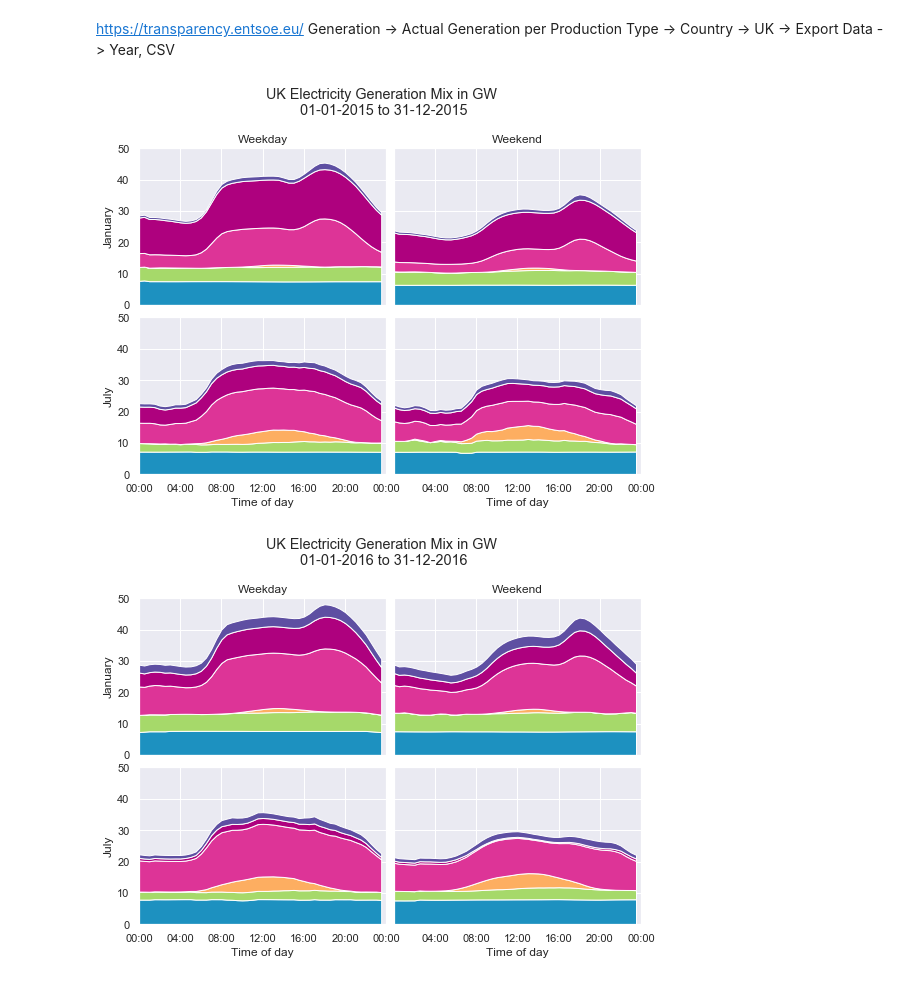
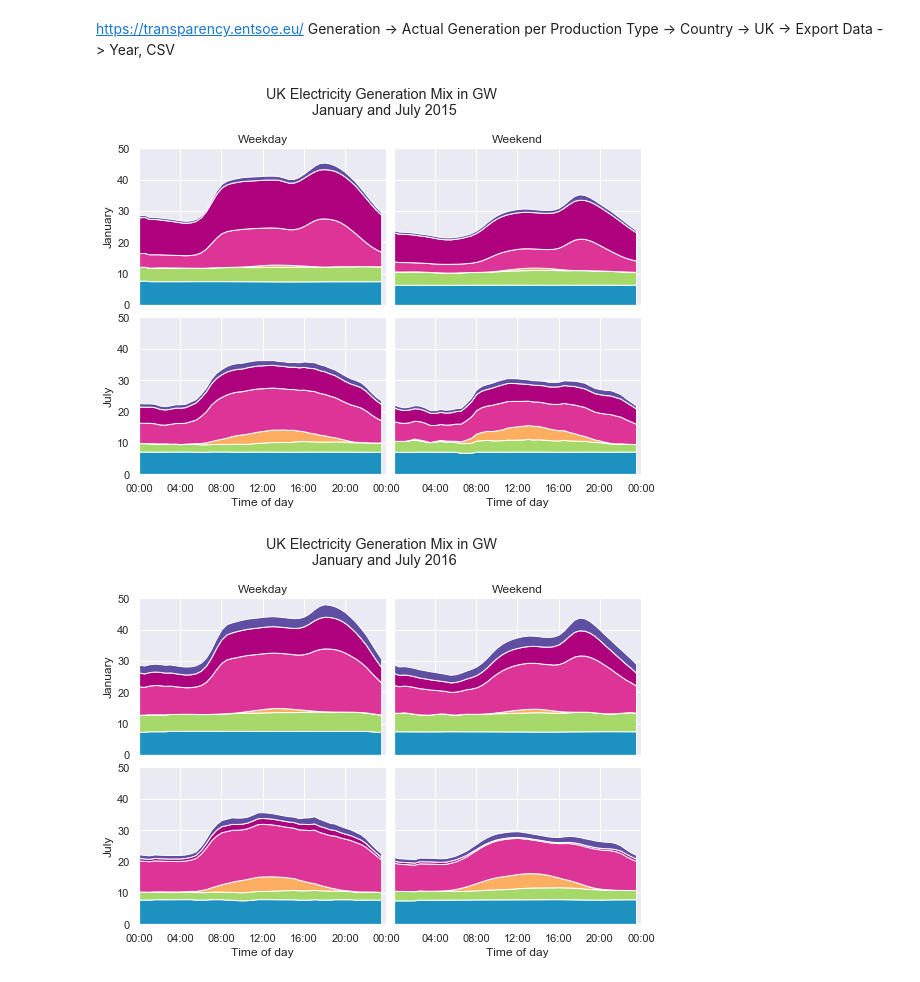
Before and after one commit to csaladenes/op-eds, a Jupyter notebook: entsoe/2020 autonomy work/entsoe.ipynb, the cells around one changed output. Drawn from its saved outputs; the diff is of its cells as text; code cells hidden in the pictures.

Commit message:
updates plots

```diff
--- a/entsoe/2020 autonomy work/entsoe.ipynb
+++ b/entsoe/2020 autonomy work/entsoe.ipynb
@@ -521,35 +531,35 @@ fuelcolors=['#41b6c4','#1d91c0','#225ea8','#253494','#5e4fa2','#7a0177','#ae017e
 # %%
 for year in range(2015,2020):
     ppf=pf[pf['Year']==year]
-    stack='UK Electricity Generation Mix in GW\n 01-01-'+str(year)+' to 31-12-'+str(year)
+    stack='UK Electricity Generation Mix in GW\n January and July '+str(year)
     fig,axes=plt.subplots(2,2,figsize=(9,6))
     plt.subplots_adjust(wspace=0.03,hspace=0.08)
     m=['January','July']
     w=['Weekday','Weekend']
     for i in range(len(m)):
         for j in range(len(w)):
             pz=(ppf[((ppf[style]==m[i])&(pf[label]==w[j]))].groupby(time).mean()[src2]/1000).astype(float).dropna(how='all',axis=1)
             ax=axes[i][j]
             ax.stackplot(pz.index,pz.T.values, labels=pz.columns,colors=clr2)
             if j==0:
                 ax.set_ylabel(m[i])
                 ax.set_xticks([i for i in range(0,24*60*60+1,4*60*60)][:])
             else:
                 ax.set_yticklabels([])
                 ax.set_xticks([i for i in range(0,24*60*60+1,4*60*60)][1:])
             #if i==0 and j==0:
             #    handles, labels = ax.get_legend_handles_labels()
             #    ax.legend(handles=handles[::-1], labels=labels[::-1],loc='upper left')
             ax.set_xlim(0,24*60*60)
             ax.set_ylim(0,50)
             if i==1:
                 ax.set_xlabel(time)
             else:
                 ax.set_xlabel('')
                 ax.set_xticklabels([])
                 ax.set_title(w[j])
     fig.suptitle(stack,y=1.02)
     fig.savefig('c'+str(year)+'.png',bbox_inches='tight',dpi=300)
 # %% [output]
-[figure, old version]
+[figure, new version]
-[figure, old version]
+[figure, new version]
```
Also changed, not shown: parts of 13 cells of this notebook, 16 other files.
